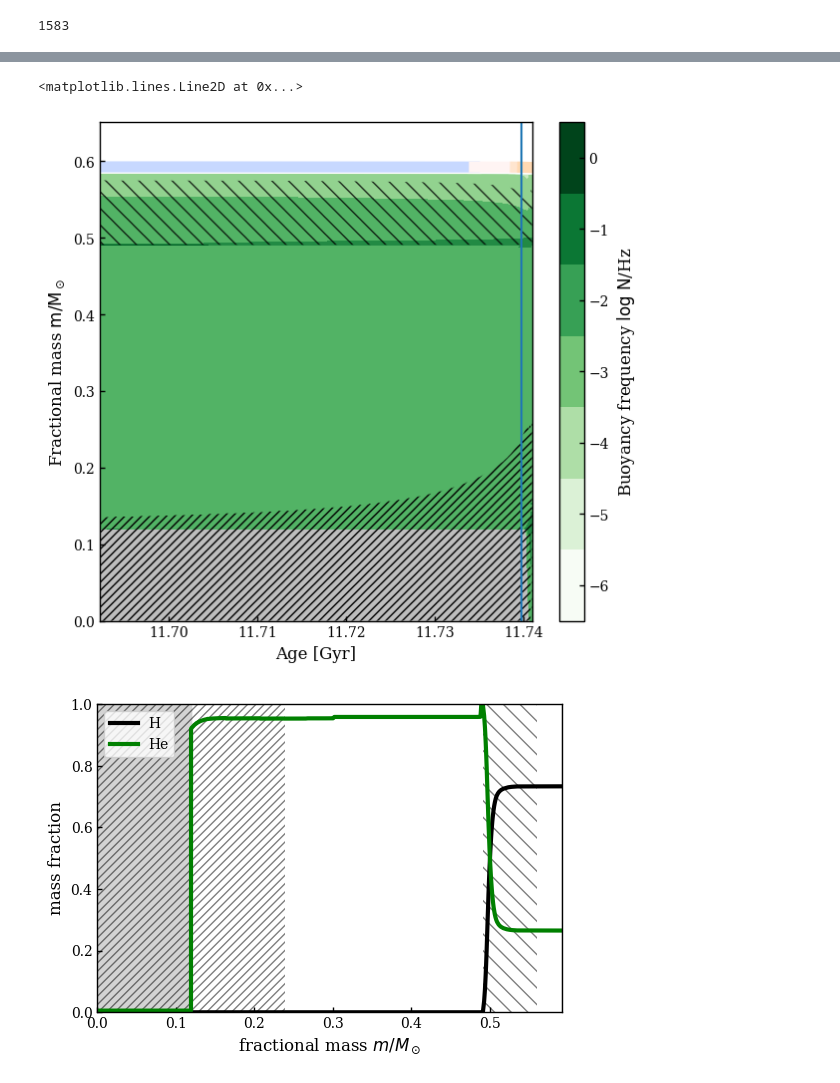
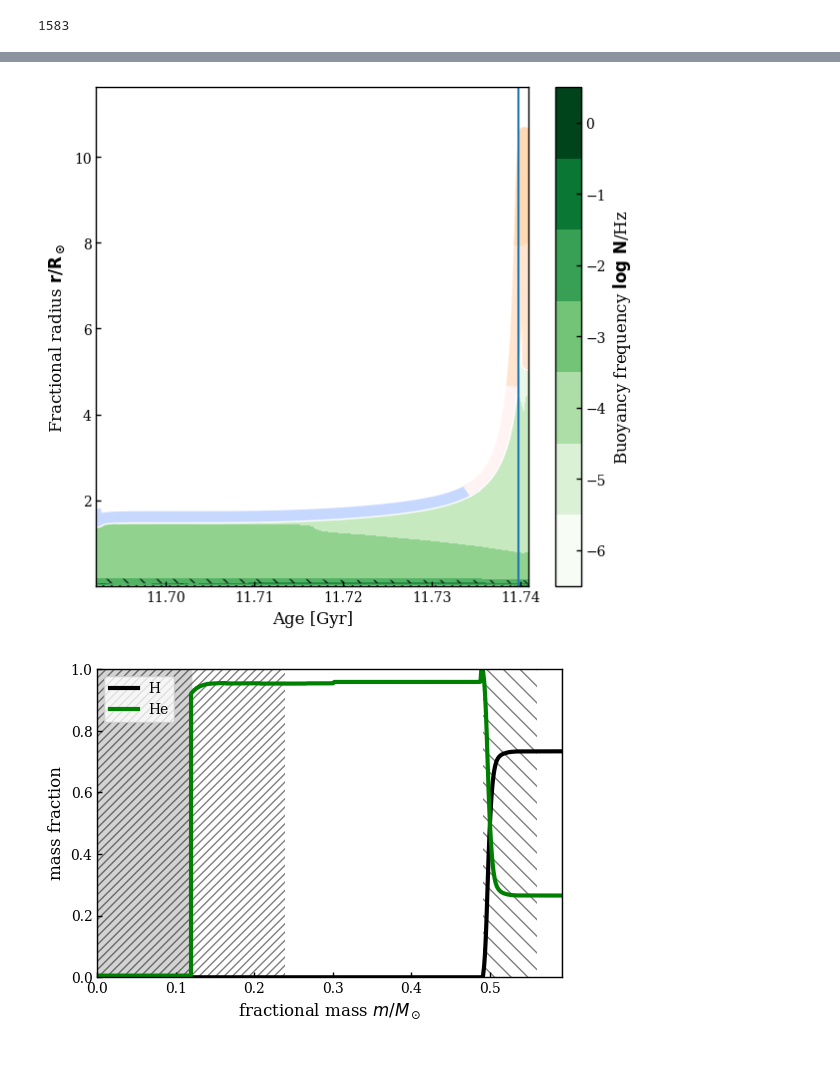
Before and after one commit to mkorolik/RR-Lyrae-g-modes, a Jupyter notebook: new_new_analysis_notebook.ipynb, the cells around one changed output, grey strips where cells are left out. Saved outputs shown, nothing was run; the diff lists cells and outputs as text; code cells hidden in the pictures.

```diff
--- a/new_new_analysis_notebook.ipynb
+++ b/new_new_analysis_notebook.ipynb
@@ -55,11 +58,14 @@ Loading Profiles:
 Loading Frequencies
 Loading gyre files:
 # %%
+# ov_f1 = mm.model(r'C:\Users\mkoro\Research\RR Lyrae\RRLyr (Fall 2024)\rrl_ovf_latest\LOGS_final_step_f0.1_time01_mesh05_nopremix_anyovershoot_semiconvection_smooth',
+#                  gyre_ran=True, gyre_dir='profs_gamma_combined', nonadiabatic_dir='profs_unstable')
+
 ov_f1 = mm.model(r'C:\Users\mkoro\Research\RR Lyrae\RRLyr (Fall 2024)\rrl_ovf_latest\LOGS_final_step_f0.1_time01_mesh05_nopremix_anyovershoot_semiconvection_smooth',
-                 gyre_ran=True, gyre_dir='profs_gamma_combined', nonadiabatic_dir='profs_unstable')
+                 gyre_ran=True, gyre_dir='unstablefundamental', nonadiabatic_dir='unstablefundamental')
 
-with open('ov_f1.pkl', 'wb') as f:
-    pkl.dump(ov_f1, f)
+# with open('ov_f1.pkl', 'wb') as f:
+#     pkl.dump(ov_f1, f)
 # %% [output]
 Creating model from directory C:\Users\mkoro\Research\RR Lyrae\RRLyr (Fall 2024)\rrl_ovf_latest\LOGS_final_step_f0.1_time01_mesh05_nopremix_anyovershoot_semiconvection_smooth
 Loading Profiles:
@@ -323,3 +803,5 @@ plt.gca().set_ylim(0, 0.2)
+# %%
+mpl.rcParams.update({'font.family':'serif'})
 # %%
 # colors = ['tomato', 'goldenrod', 'mediumseagreen', 'dodgerblue', 'mediumpurple', 'orchid']
 
@@ -514,3 +1041,0 @@ Updated module 2025-02-28 14:21:47.341318
-# %%
-g = nv_ledoux.load_gyre(1188)
-g.AA
@@ -542,4 +1192,4 @@ See the caveats in the documentation: https://pandas.pydata.org/pandas-docs/stab
 # %%
-nv_ledoux.plot_kippenhahn()
+nv_ledoux.plot_kippenhahn_radius()
 plt.axvline(10**-9 * nv_ledoux.get_value_profile('star_age', 1188))
 # %% [output]
@@ -548,5 +1197,4 @@ Updated module 2025-03-24 09:10:46.770165
-<matplotlib.lines.Line2D at 0x...>
-[figure, old version]
+[figure, new version]
 # %%
 nv_ledoux.plot_composition_mass(1188, legend='upper left', fillconv=True)
 # plt.savefig('./figures/ledoux 1188 composition diagram.pdf', dpi=300)
```
Also changed, not shown: parts of 113 cells of this notebook, 1 other file.
